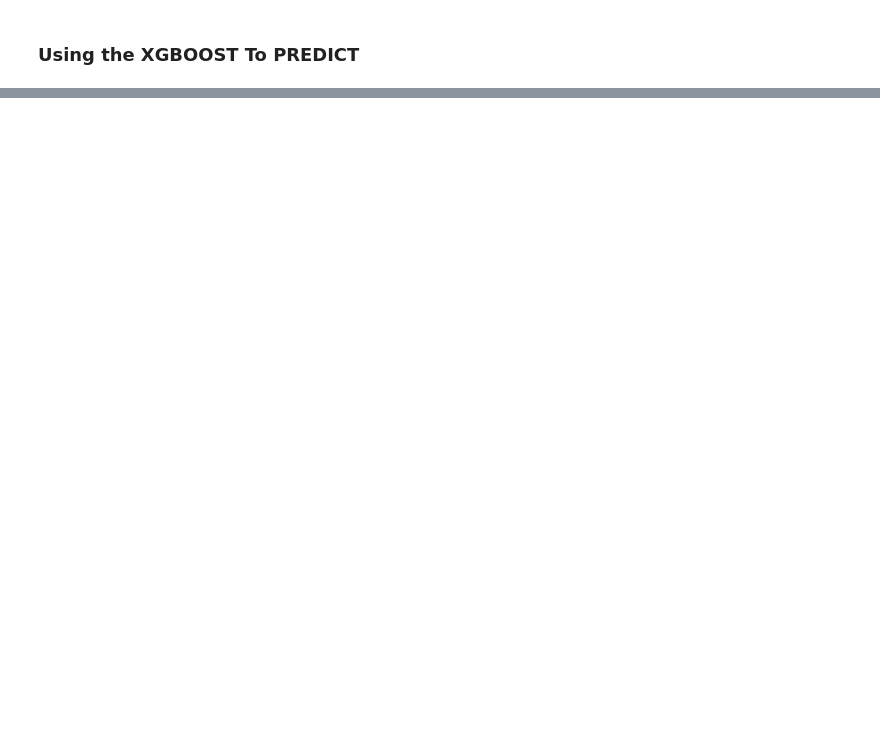
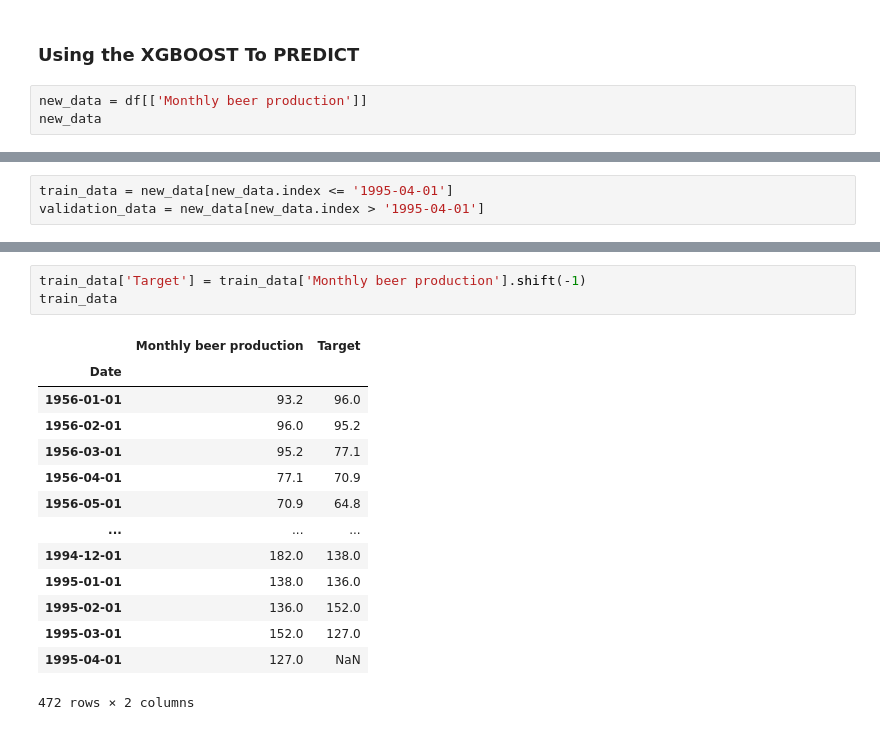
Before and after one commit to JudsonMorgan/Monthly-beer-production, a Jupyter notebook: monthly-beer-production.ipynb, the cells around one changed output, grey strips where cells are left out. Saved outputs shown, nothing was run; the diff lists cells and outputs as text; blank space fills up the shorter version.

```diff
--- a/monthly-beer-production.ipynb
+++ b/monthly-beer-production.ipynb
@@ -334,2 +332,5 @@ data[['Monthly beer production', 'EWMA']].iloc[:100].plot()
 # %% [markdown]
 ### Using the XGBOOST To PREDICT
+# %%
+new_data = df[['Monthly beer production']]
+new_data
@@ -335,0 +352,3 @@ data[['Monthly beer production', 'EWMA']].iloc[:100].plot()
+# %%
+train_data = new_data[new_data.index <= '1995-04-01']
+validation_data = new_data[new_data.index > '1995-04-01']
@@ -335,0 +363,18 @@ data[['Monthly beer production', 'EWMA']].iloc[:100].plot()
+# %%
+train_data['Target'] = train_data['Monthly beer production'].shift(-1)
+train_data
+# %% [output]
+|  | Monthly beer production | Target |
+| Date |  |  |
+| 1956-01-01 | 93.2 | 96.0 |
+| 1956-02-01 | 96.0 | 95.2 |
+| 1956-03-01 | 95.2 | 77.1 |
+| 1956-04-01 | 77.1 | 70.9 |
+| 1956-05-01 | 70.9 | 64.8 |
+| ... | ... | ... |
+| 1994-12-01 | 182.0 | 138.0 |
+| 1995-01-01 | 138.0 | 136.0 |
+| 1995-02-01 | 136.0 | 152.0 |
+| 1995-03-01 | 152.0 | 127.0 |
+| 1995-04-01 | 127.0 | NaN |
+472 rows × 2 columns
```
Also changed, not shown: parts of 12 cells of this notebook.
